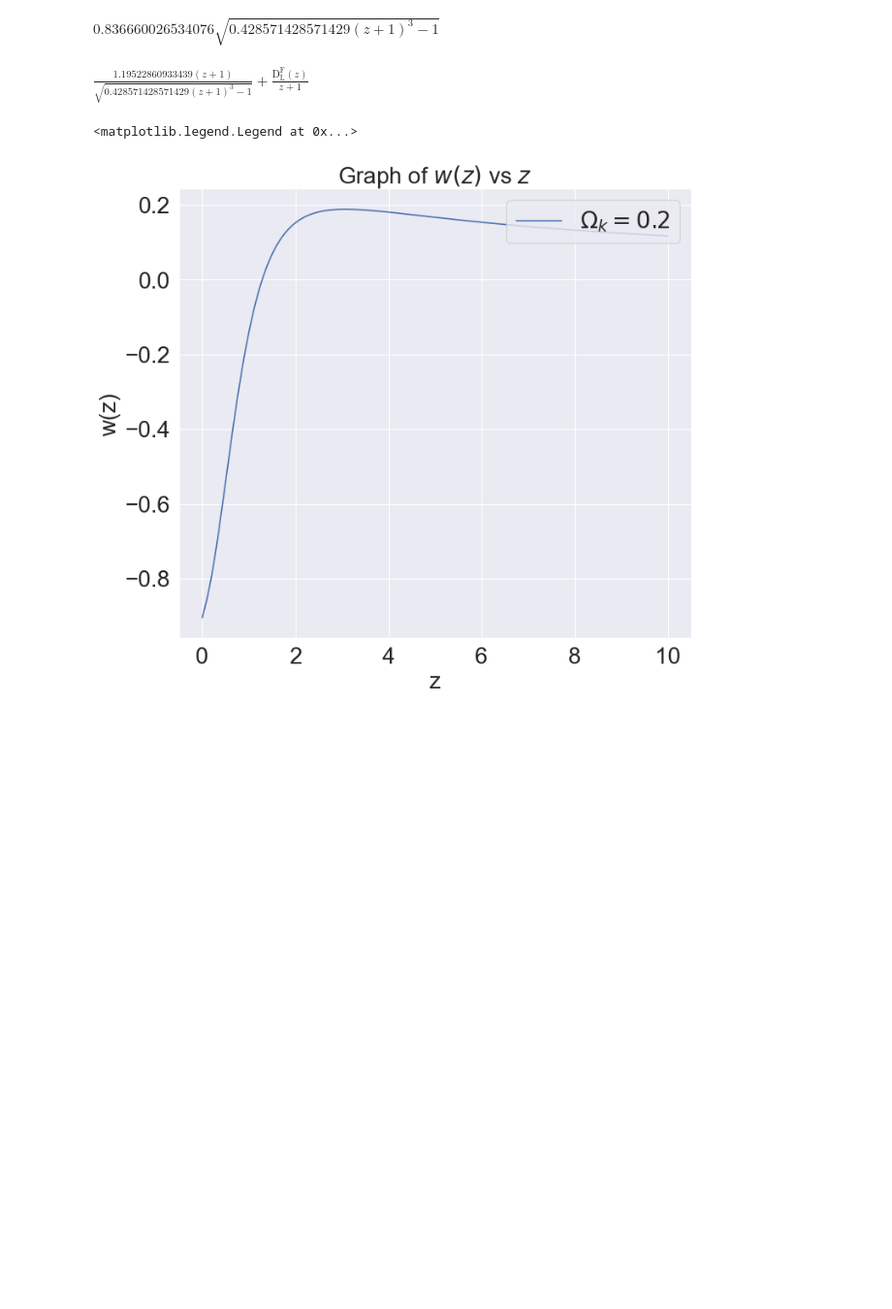
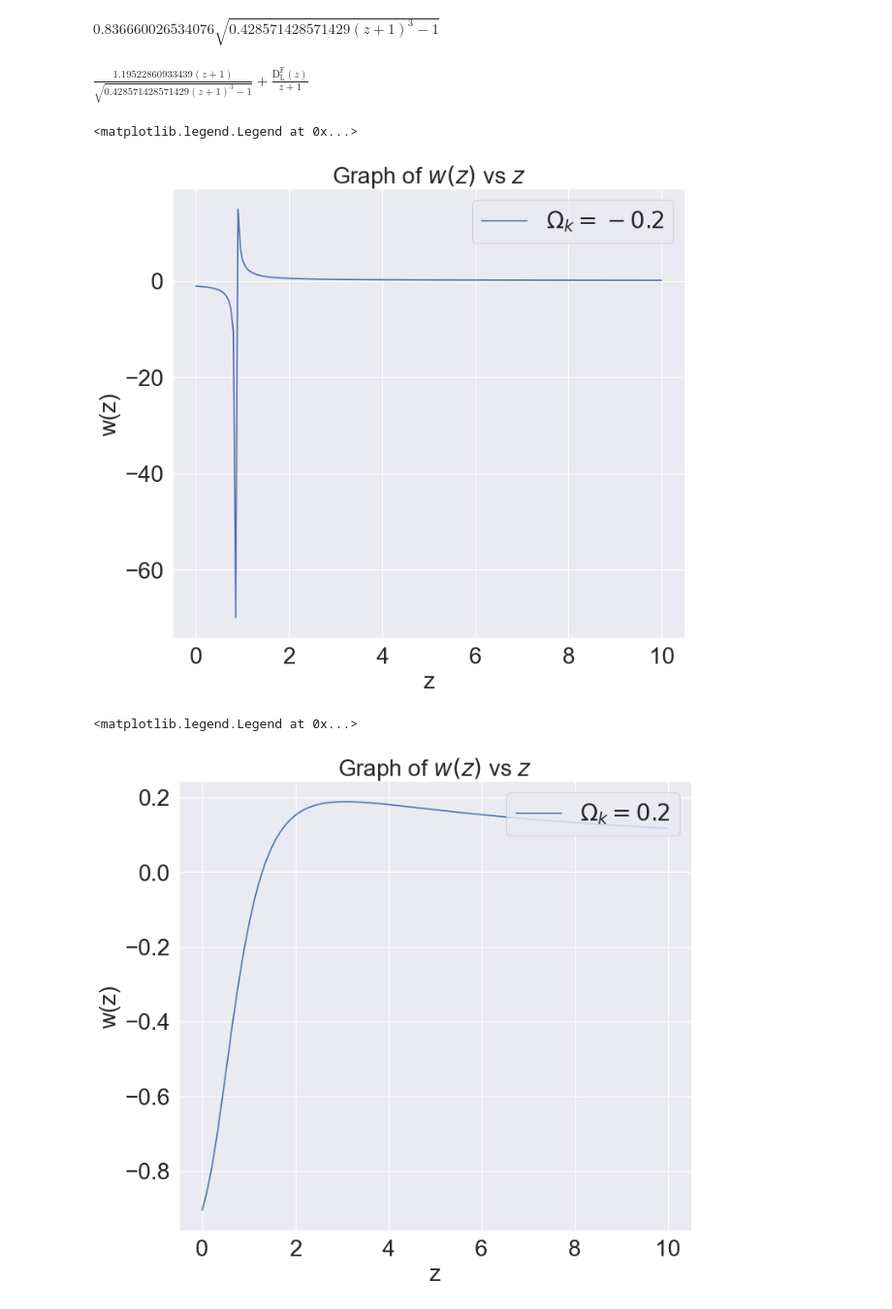
Before and after one commit to bekithemba875/Curvature-Dark-Energy-Degeneracy, a Jupyter notebook: W(z) as a function of z.ipynb, the cells around one changed output. Shown at 97% size. Saved outputs shown, nothing was run; the diff lists cells and outputs as text; code cells hidden in the pictures; blank space fills up the shorter version.

```diff
--- a/W(z) as a function of z.ipynb
+++ b/W(z) as a function of z.ipynb
@@ -24,7 +24,7 @@ T = Function('T')('s')
 Omega_m,Omega_k,Omega_DE = symbols('Omega_m Omega_k Omega_DE', real = True, constant = True)
 Omega_m = 0.3
 Omega_DE = 0.7
-Omega_k = -0.2
+#Omega_k = -0.2
 # %%
 theta_z = (Omega_m*(1+z)**3 + (1-Omega_m) + (Omega_k*Omega_m*(1+z)*D**2) + ((Omega_k*(1-Omega_m)*D**2)/(1+z)**2)
            -((1-Omega_k - Omega_DE)*((1+z)**3)) -Omega_k*(1+z)**2);(theta_z)
@@ -77,7 +77,22 @@ g = W_z.subs(D,f)
 # %%
 l=simplify(g)
 # %%
-# main_deal(l)
+u = []
+lulu = np.linspace(0,10,200)
+for i in lulu:
+    t = l.subs(z, i)
+    u.append(t)
+figure(figsize=(10, 9), dpi=80)
+b = plt.plot(lulu,u)
+plt.xticks(fontsize = 25)
+plt.yticks(fontsize = 25)
+plt.xlabel('z',fontsize = 25)
+plt.ylabel('w(z)',fontsize = 25)
+plt.title('Graph of $w(z)$ vs $z$',fontsize = 25)
+plt.legend(['$\Omega_k = -0.2$'],loc = 'upper right',fontsize = 25)
+# %% [output]
+<matplotlib.legend.Legend at 0x...>
+[figure, added]
 # %%
 u = []
 lulu = np.linspace(0,10,200)
```
Also changed, not shown: parts of 7 cells of this notebook.
